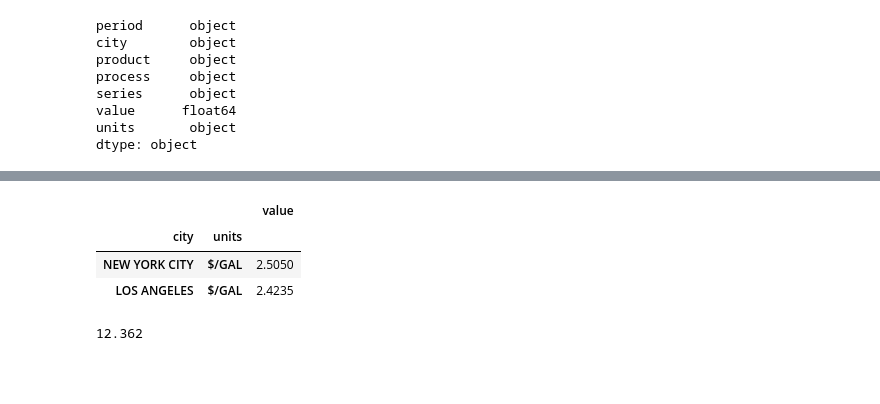
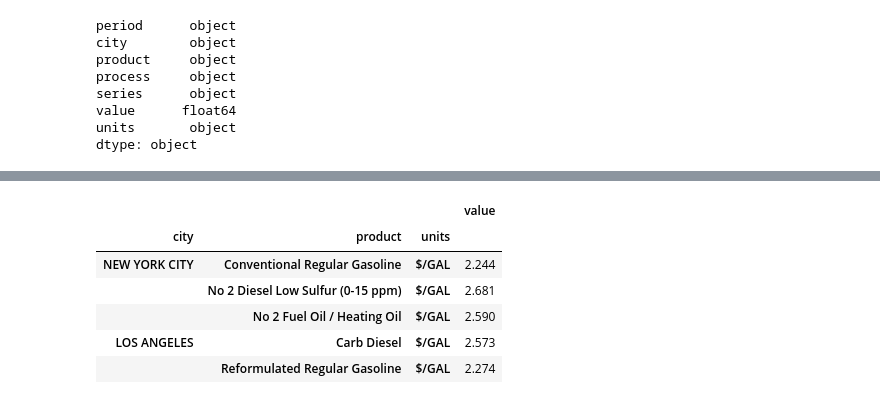
Before and after one commit to jakeshivers/DEC-project-1, a Jupyter notebook: petroleum.ipynb, the cells around one changed output, grey strips where cells are left out. Drawn from its saved outputs; the diff is of its cells as text; code cells hidden in the pictures; blank space fills up the shorter version.

```diff
--- a/petroleum.ipynb
+++ b/petroleum.ipynb
@@ -32,5 +32,6 @@ response_data = response.json()
 
 df_petrolium = pd.json_normalize(data=response_data)
 df_petrolium =pd.DataFrame(df_petrolium["response.data"][0])
-pd.options.display.max_columns = None
+# pd.options.display.max_columns = None
 # df_petrolium.head()
+df_petrolium
@@ -141,22 +155,19 @@ merged_petroleum
 | 3 | 2024-01 | NEW YORK CITY | Conventional Regular Gasoline | Spot Price FOB | New York Harbor Conventional Gaso... | 2.244 | $/GAL | america |
 | 4 | 2024-01 | NEW YORK CITY | No 2 Fuel Oil / Heating Oil | Spot Price FOB | New York Harbor No. 2 Heating Oil... | 2.590 | $/GAL | america |
 # %%
-#Transformation 6 -> Multiple Grouping + Aggregation
+#Transformation 6 & 7 -> Multiple Grouping + Aggregation
 
-merged_petroleum.groupby(["city", "units"]).agg({
+merged_petroleum.groupby(["city", "product", "units"]).agg({
     "value": "mean",
 }).sort_values(
     by='city',
     ascending=False
     )
 # %% [output]
-|  |  | value |
-| city | units |  |
-| NEW YORK CITY | $/GAL | 2.5050 |
-| LOS ANGELES | $/GAL | 2.4235 |
+|  |  |  | value |
+| city | product | units |  |
+| NEW YORK CITY | Conventional Regular Gasoline | $/GAL | 2.244 |
+|  | No 2 Diesel Low Sulfur (0-15 ppm) | $/GAL | 2.681 |
+|  | No 2 Fuel Oil / Heating Oil | $/GAL | 2.590 |
+| LOS ANGELES | Carb Diesel | $/GAL | 2.573 |
+|  | Reformulated Regular Gasoline | $/GAL | 2.274 |
-# %%
-# Transformation 7 -> Calculation: Sum
-
-merged_petroleum["value"].sum()
-# %% [output]
-12.362
```
Also changed, not shown: parts of 5 cells of this notebook, 7 other files.
